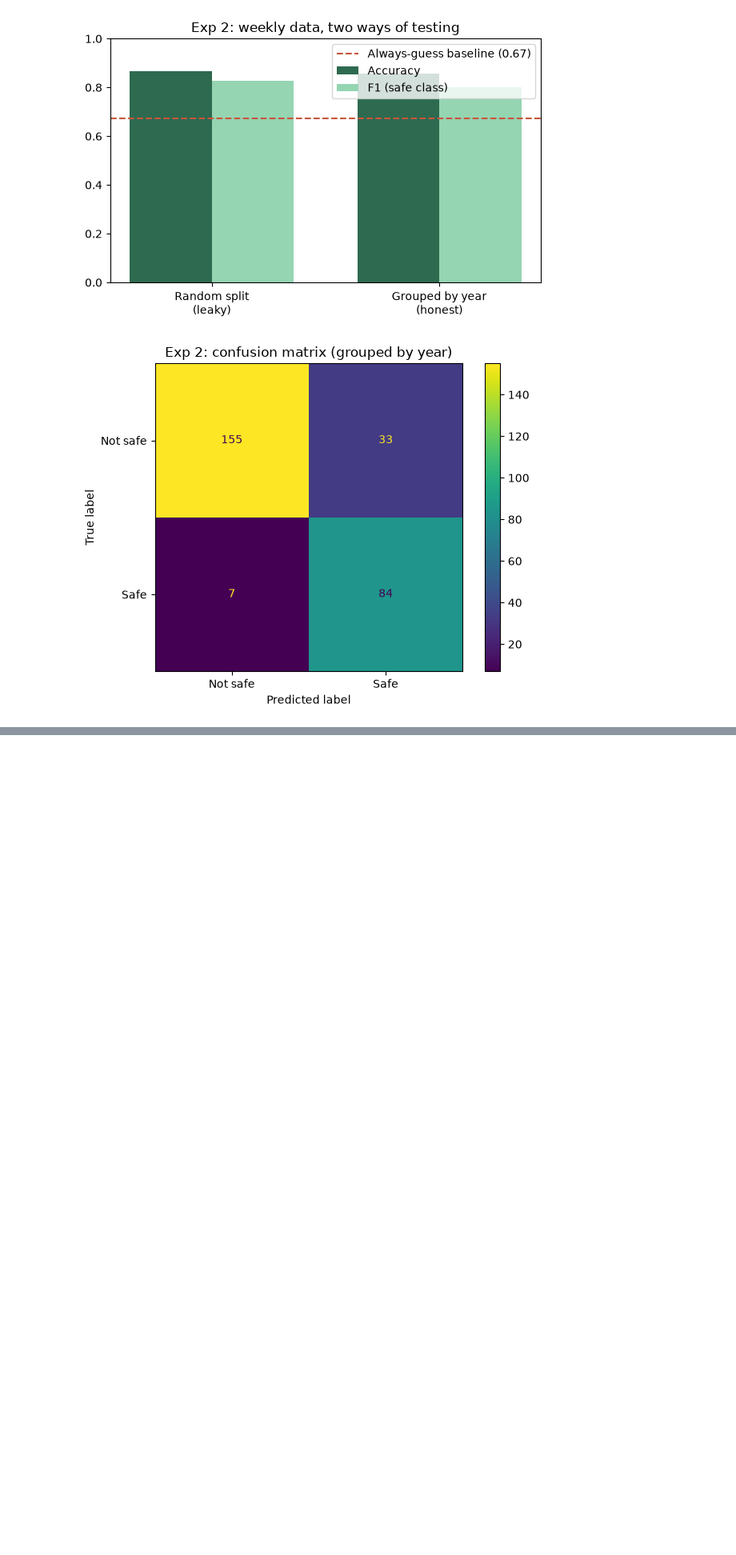
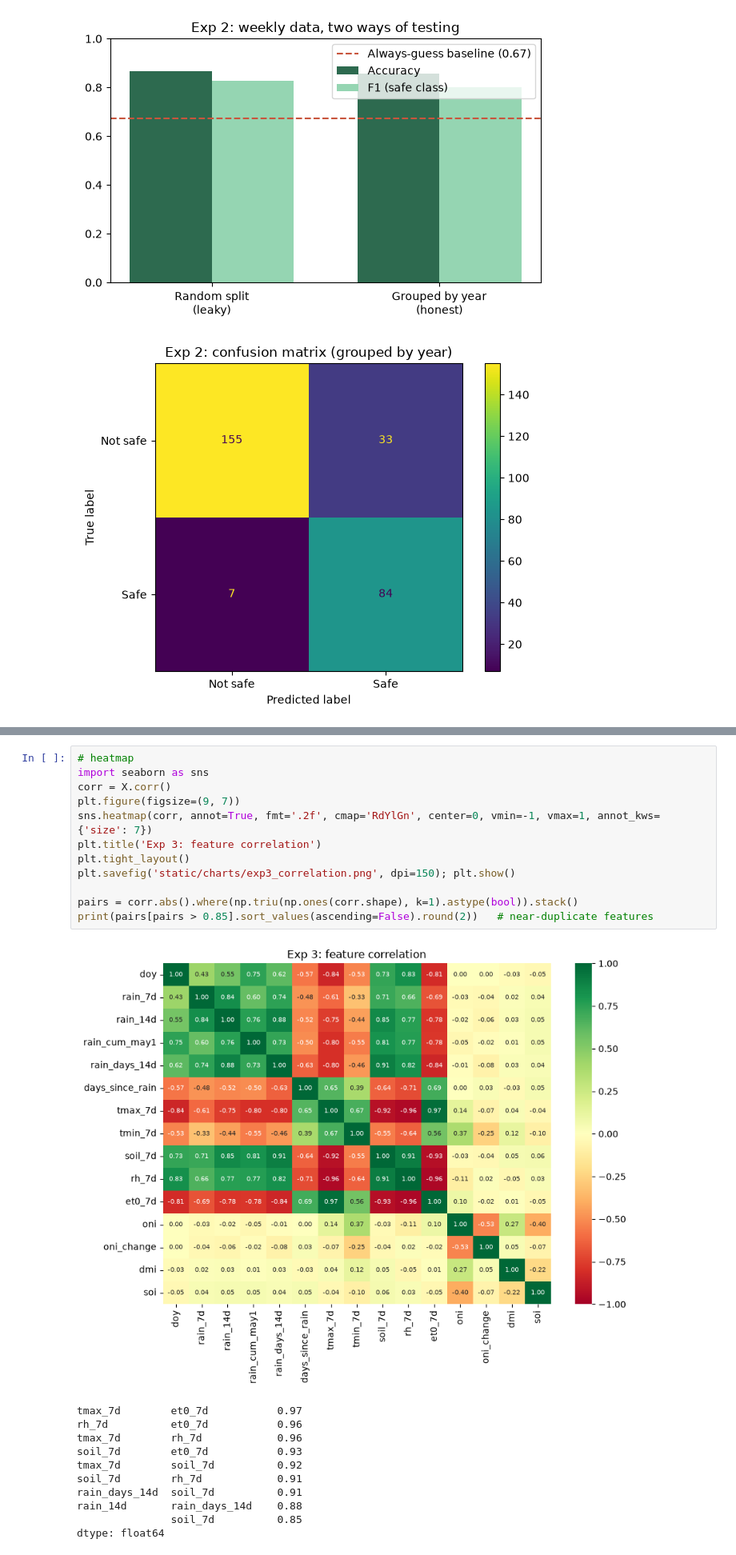
Before and after one commit to samikshadongare06-jpg/aiml-cie, a Jupyter notebook: notebooks/experiments.ipynb, the cells around one changed output, grey strips where cells are left out. Shown at 80% size. Cells and saved outputs as stored; diff of their text form; blank space fills up the shorter version.

```diff
--- a/notebooks/experiments.ipynb
+++ b/notebooks/experiments.ipynb
@@ -203,0 +226,24 @@ plt.savefig('static/charts/exp2_confusion.png', dpi=150); plt.show()
+# %%
+# heatmap
+import seaborn as sns
+corr = X.corr()
+plt.figure(figsize=(9, 7))
+sns.heatmap(corr, annot=True, fmt='.2f', cmap='RdYlGn', center=0, vmin=-1, vmax=1, annot_kws={'size': 7})
+plt.title('Exp 3: feature correlation')
+plt.tight_layout()
+plt.savefig('static/charts/exp3_correlation.png', dpi=150); plt.show()
+
+pairs = corr.abs().where(np.triu(np.ones(corr.shape), k=1).astype(bool)).stack()
+print(pairs[pairs > 0.85].sort_values(ascending=False).round(2))   # near-duplicate features
+# %% [output]
+[figure, added]
+tmax_7d        et0_7d           0.97
+rh_7d          et0_7d           0.96
+tmax_7d        rh_7d            0.96
+soil_7d        et0_7d           0.93
+tmax_7d        soil_7d          0.92
+soil_7d        rh_7d            0.91
+rain_days_14d  soil_7d          0.91
+rain_14d       rain_days_14d    0.88
+               soil_7d          0.85
+dtype: float64
```
Also changed, not shown: parts of 5 cells of this notebook, 6 other files.
